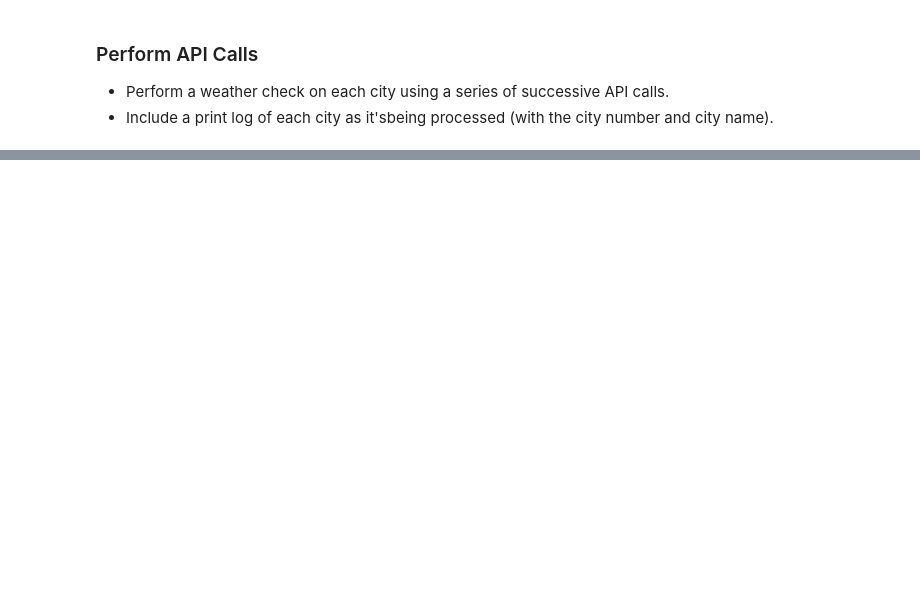
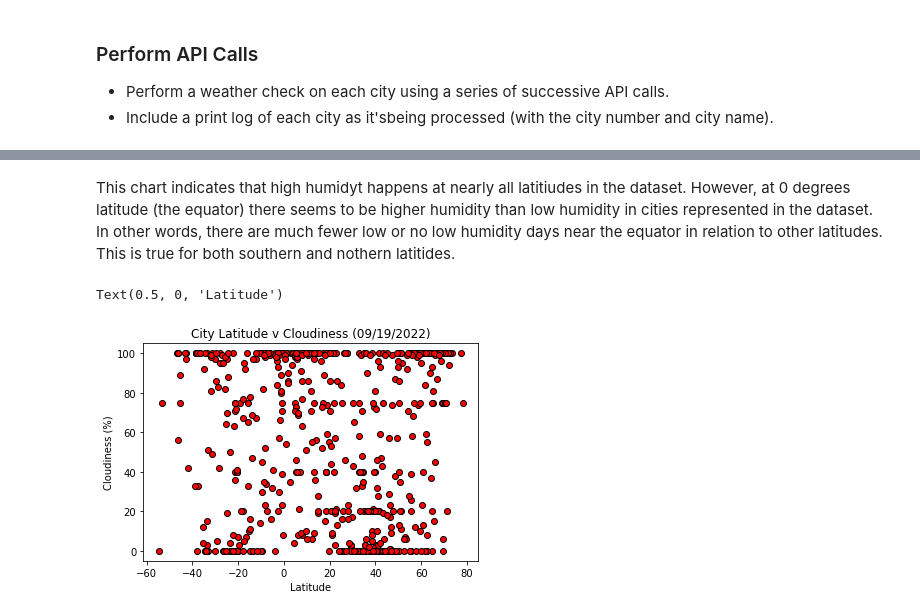
Before and after one commit to scbigler/python-api-challenge, a Jupyter notebook: WeatherPy/WeatherPy.ipynb, the cells around one changed output, grey strips where cells are left out. Saved outputs shown, nothing was run; the diff lists cells and outputs as text; code cells hidden in the pictures; blank space fills up the shorter version.

```diff
--- a/WeatherPy/WeatherPy.ipynb
+++ b/WeatherPy/WeatherPy.ipynb
@@ -68,0 +229,12 @@ print(f"The temperature information received is: {temp}")
+# %% [markdown]
+This chart indicates that high humidyt happens at nearly all latitiudes in the dataset.  However, at 0 degrees latitude (the equator) there seems to be higher humidity  than low humidity in cities represented in the dataset.  In other words, there are much fewer low or no low humidity days near the equator in relation to other latitudes. This is true for both southern and nothern latitides.
+# %%
+plt.scatter(latlist, cloudlist, marker="o", facecolors="red", edgecolors="black")
+
+# Create a title, x label, and y label for our chart
+plt.title("City Latitude v Cloudiness (09/19/2022)")
+plt.ylabel("Cloudiness (%)")
+plt.xlabel("Latitude")
+# %% [output]
+Text(0.5, 0, 'Latitude')
+[figure, added]
```
Also changed, not shown: parts of 32 cells of this notebook, 11 other files.
